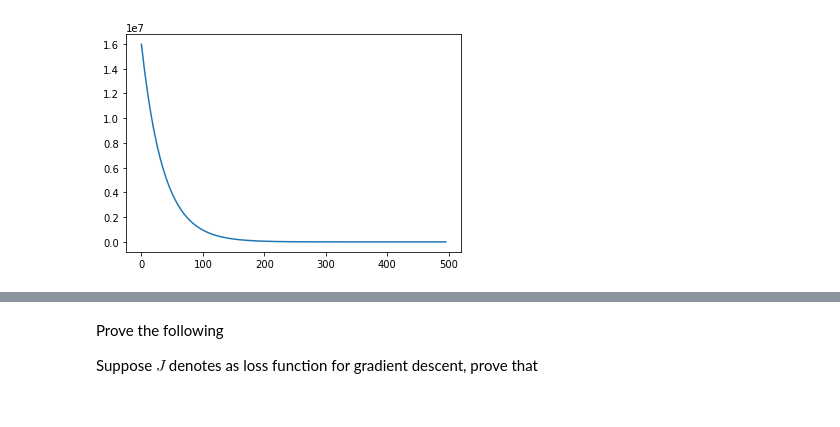
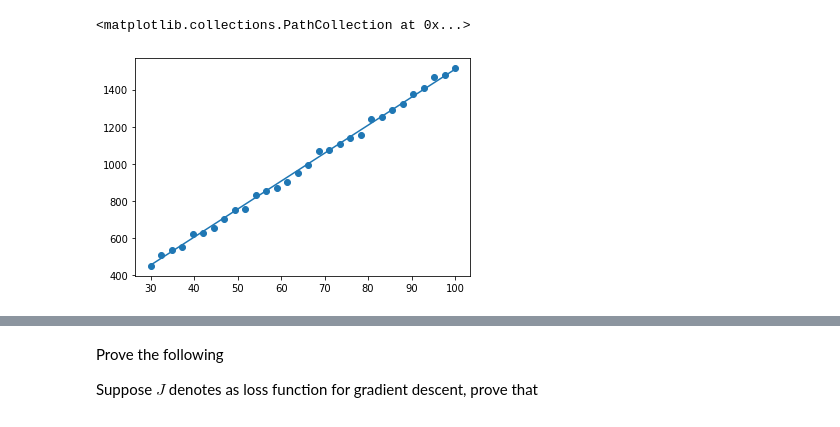
Before and after one commit to chuducthang77/Machine-Learning-tutorials-and-notes, a Jupyter notebook: Hw1.ipynb, the cells around one changed output, grey strips where cells are left out. Saved outputs shown, nothing was run; the diff lists cells and outputs as text; code cells hidden in the pictures.

```diff
--- a/Hw1.ipynb
+++ b/Hw1.ipynb
@@ -8,6 +8,7 @@ from matplotlib import pyplot as plt
 #Preprocess the data: Mounting, convert data frame to np array, etc.
 data = pd.read_csv('/content/drive/MyDrive/Machine Learning/2. Linear regression/data_linear.csv')
 X = data.iloc[:, 0].to_numpy().reshape(-1,1)
+preX = X
 Y = data.iloc[:, 1].to_numpy().reshape(-1,1)
 X = np.hstack((np.ones((X.shape[0],1)), X))
 # %%
@@ -26,21 +27,24 @@ def GD(Xtrain, Ytrain, epochs, lr):
 # %%
 lr = [0.0000001, 0.00001, 0.0001]
 epochs = 500
 weights, cost = GD(X, Y, epochs, lr[0])
 
 #Plot the graph with x-axis is the number of epochs and y-axis is the error
 plot_epoch = []
 plot_cost = []
 for i in range(epochs):
   if i % 5 == 0:
     plot_epoch.append(i)
     plot_cost.append(cost[i])
 
-plt.plot(plot_epoch, plot_cost)
+#plt.plot(plot_epoch, plot_cost)
 
 predictions = np.dot(X, weights)
+plt.plot(preX, predictions)
+plt.scatter(preX, Y)
 # %% [output]
+<matplotlib.collections.PathCollection at 0x...>
-[figure, old version]
+[figure, new version]
 # %%
 #With new input data, calculate the output price
 #Notice that the gradient is large due to new_data is randomly generated
```
Also changed, not shown: parts of 6 cells of this notebook.
